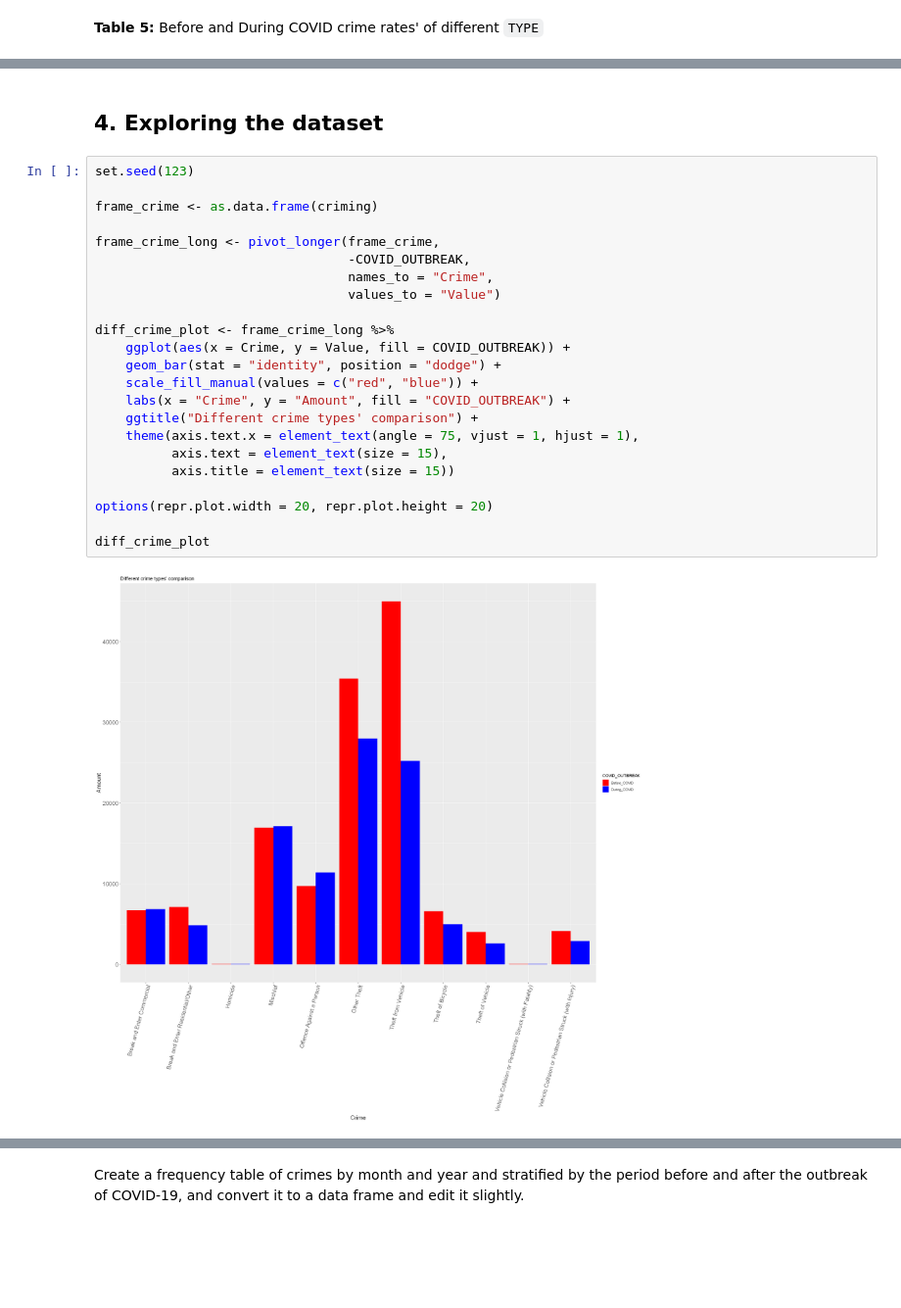
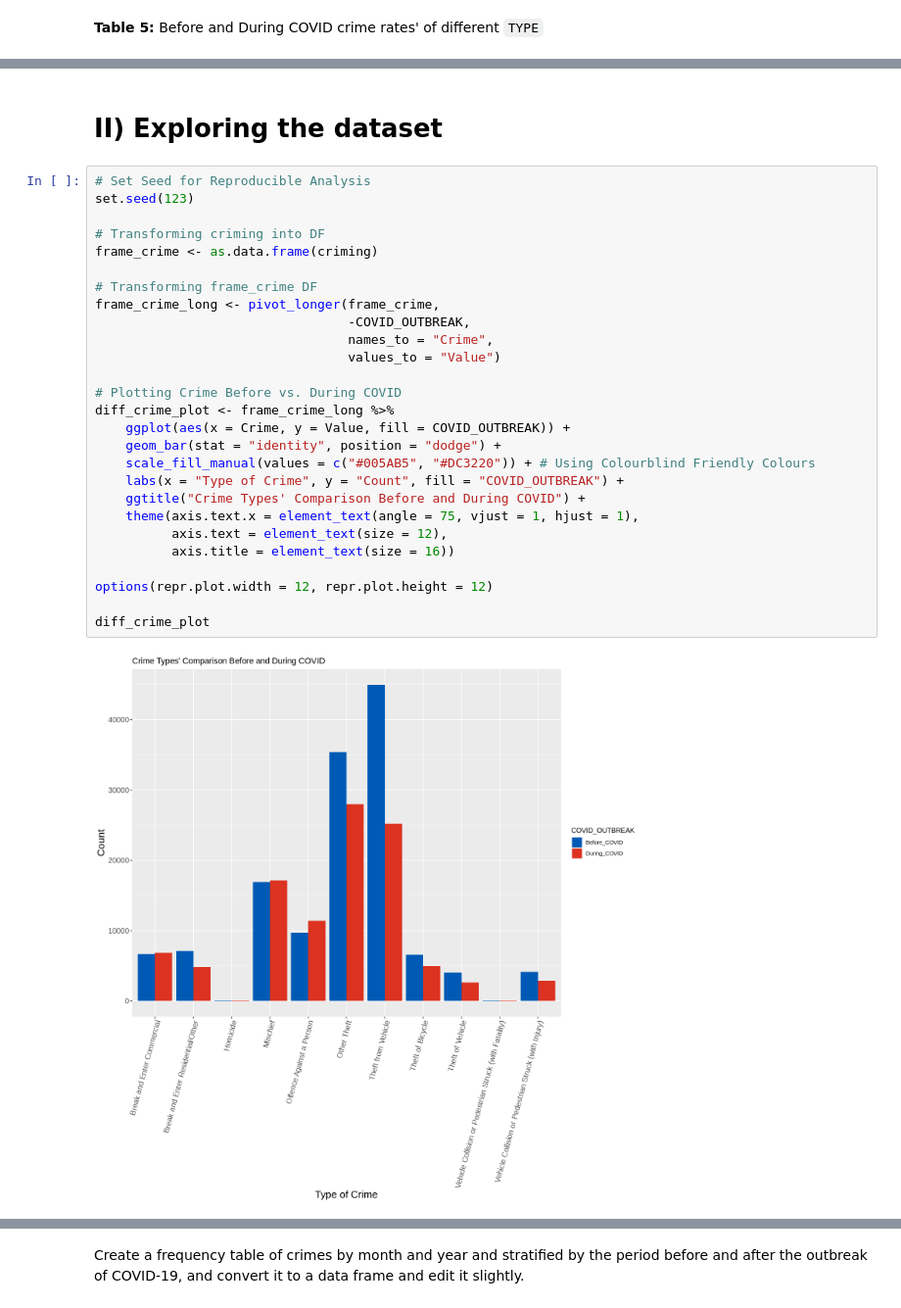
Before and after one commit to Rz02/stat201_2022w2_group_06_project, a Jupyter notebook: crime_rate_comparison.ipynb, the cells around one changed output, grey strips where cells are left out. Shown at 98% size. Drawn from its saved outputs; the diff is of its cells as text; blank space fills up the shorter version.

```diff
--- a/crime_rate_comparison.ipynb
+++ b/crime_rate_comparison.ipynb
@@ -214,27 +218,31 @@ Now data is generally clean, and we can explore the dataset more!
 # %% [markdown]
-## 4. Exploring the dataset
+# II) Exploring the dataset
 # %%
+# Set Seed for Reproducible Analysis
 set.seed(123)
 
+# Transforming criming into DF
 frame_crime <- as.data.frame(criming)
 
+# Transforming frame_crime DF
 frame_crime_long <- pivot_longer(frame_crime,
                                  -COVID_OUTBREAK,
                                  names_to = "Crime",
                                  values_to = "Value")
 
+# Plotting Crime Before vs. During COVID
 diff_crime_plot <- frame_crime_long %>%
     ggplot(aes(x = Crime, y = Value, fill = COVID_OUTBREAK)) +
     geom_bar(stat = "identity", position = "dodge") +
-    scale_fill_manual(values = c("red", "blue")) +
-    labs(x = "Crime", y = "Amount", fill = "COVID_OUTBREAK") +
-    ggtitle("Different crime types' comparison") +
+    scale_fill_manual(values = c("#005AB5", "#DC3220")) + # Using Colourblind Friendly Colours
+    labs(x = "Type of Crime", y = "Count", fill = "COVID_OUTBREAK") +
+    ggtitle("Crime Types' Comparison Before and During COVID") +
     theme(axis.text.x = element_text(angle = 75, vjust = 1, hjust = 1),
-          axis.text = element_text(size = 15),
-          axis.title = element_text(size = 15))
+          axis.text = element_text(size = 12),
+          axis.title = element_text(size = 16))
 
-options(repr.plot.width = 20, repr.plot.height = 20)
+options(repr.plot.width = 12, repr.plot.height = 12)
 
 diff_crime_plot
 # %% [output]
-[figure, old version]
+[figure, new version]
```
Also changed, not shown: parts of 18 cells of this notebook.
